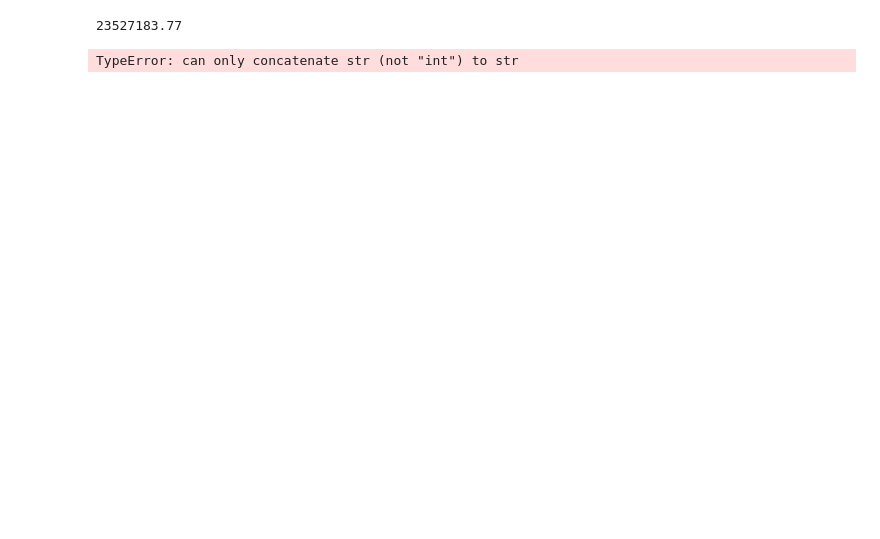
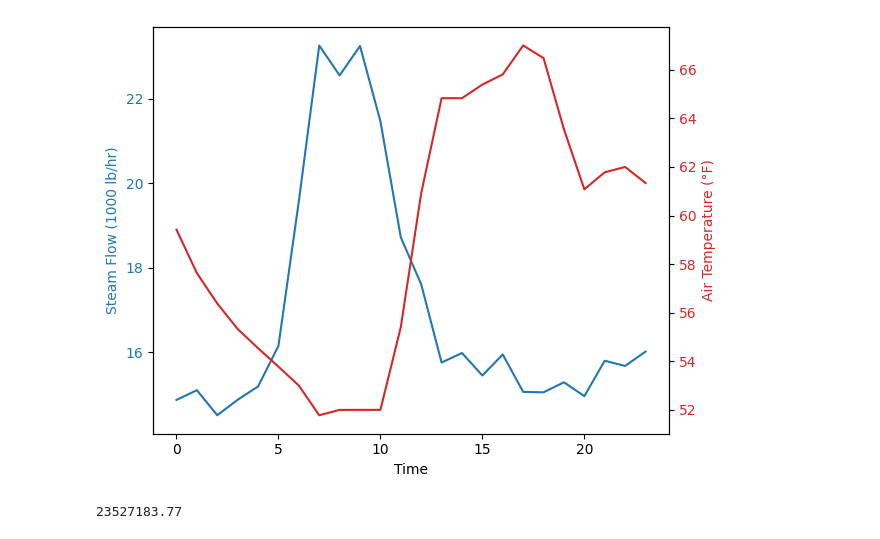
Before and after one commit to Jagardiner97/Campus-Steam-Distribution, a Jupyter notebook: steam-distribution.ipynb, the cells around one changed output. Saved outputs shown, nothing was run; the diff lists cells and outputs as text; code cells hidden in the pictures; blank space fills up the shorter version.

```diff
--- a/steam-distribution.ipynb
+++ b/steam-distribution.ipynb
@@ -59,2 +80,21 @@ dtype: object
+# %%
+fig, ax1 = plt.subplots()
+
+# Plot steam flow data
+ax1.set_xlabel('Time')
+ax1.set_ylabel('Steam Flow (1000 lb/hr)', color='tab:blue')
+ax1.plot(hour_values, m_dot_steam, color='tab:blue')
+ax1.tick_params(axis='y', labelcolor='tab:blue')
+
+# Create a second y-axis to plot air temperature data
+ax2 = ax1.twinx()
+ax2.set_ylabel('Air Temperature (°F)', color='tab:red')
+ax2.plot(hour_values, t_air, color='tab:red')
+ax2.tick_params(axis='y', labelcolor='tab:red')
+
+fig.tight_layout()
+plt.show()
+# %% [output]
+[figure, added]
 # %%
 # Sum all values in the 'Mar-24' column
@@ -62,8 +102,3 @@ total_mar_24 = steam_usage['Mar-24'].sum()
 print(total_mar_24)
 # %% [output]
 23527183.77
-# %%
-total_flow = plant_data["Steam Flow Leaving the Plant"].sum()
-print(total_flow)
-# %% [output]
-TypeError: can only concatenate str (not "int") to str
```
Also changed, not shown: parts of 11 cells of this notebook.
